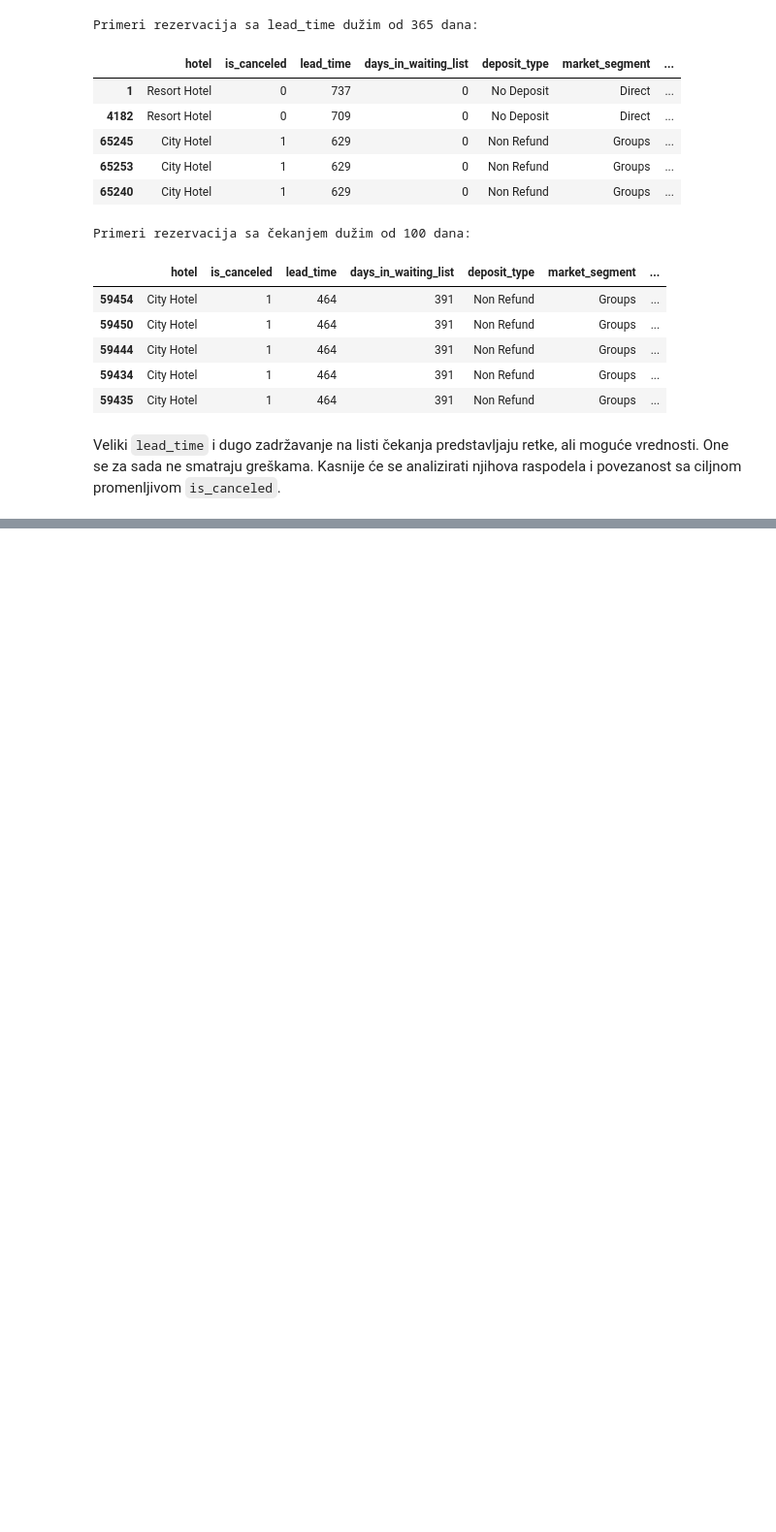
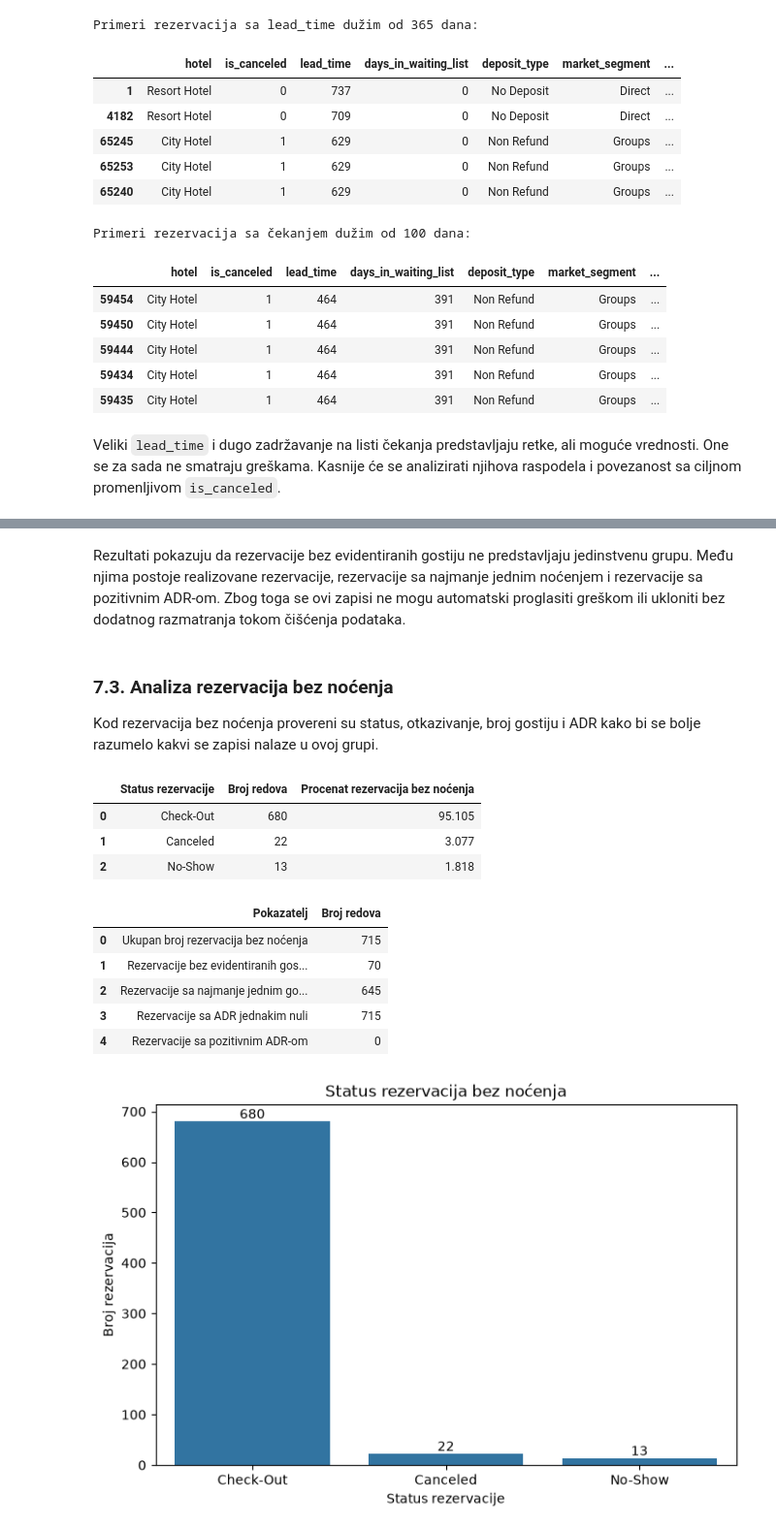
Before and after one commit to angelinalazarevic/Seminarski-UNP---Hotel-Booking, a Jupyter notebook: notebooks/hotel_booking_analysis.ipynb, the cells around one changed output, grey strips where cells are left out. Shown at 97% size. Drawn from its saved outputs; the diff is of its cells as text; code cells hidden in the pictures; blank space fills up the shorter version.

Commit message:
detaljnija analiza

```diff
--- a/notebooks/hotel_booking_analysis.ipynb
+++ b/notebooks/hotel_booking_analysis.ipynb
@@ -431,0 +548,67 @@ U ovom delu nijedan zapis nije uklonjen niti izmenjen. Sledeći korak biće cilj
+# %% [markdown]
+Rezultati pokazuju da rezervacije bez evidentiranih gostiju ne predstavljaju jedinstvenu grupu. Među njima postoje realizovane rezervacije, rezervacije sa najmanje jednim noćenjem i rezervacije sa pozitivnim ADR-om. Zbog toga se ovi zapisi ne mogu automatski proglasiti greškom ili ukloniti bez dodatnog razmatranja tokom čišćenja podataka.
+# %% [markdown]
+### 7.3. Analiza rezervacija bez noćenja
+
+Kod rezervacija bez noćenja provereni su status, otkazivanje, broj gostiju i ADR kako bi se bolje razumelo kakvi se zapisi nalaze u ovoj grupi.
+# %%
+zero_stay_rows = analysis_df[analysis_df["total_stay"] == 0]
+
+zero_stay_status_summary = (
+    zero_stay_rows["reservation_status"]
+    .value_counts(dropna=False)
+    .rename_axis("Status rezervacije")
+    .reset_index(name="Broj redova")
+)
+
+zero_stay_status_summary["Procenat rezervacija bez noćenja"] = (
+    zero_stay_status_summary["Broj redova"] / len(zero_stay_rows) * 100
+).round(3)
+
+zero_stay_overview = pd.DataFrame({
+    "Pokazatelj": [
+        "Ukupan broj rezervacija bez noćenja",
+        "Rezervacije bez evidentiranih gostiju",
+        "Rezervacije sa najmanje jednim gostom",
+        "Rezervacije sa ADR jednakim nuli",
+        "Rezervacije sa pozitivnim ADR-om"
+    ],
+    "Broj redova": [
+        len(zero_stay_rows),
+        (zero_stay_rows["total_guests"] == 0).sum(),
+        (zero_stay_rows["total_guests"] >= 1).sum(),
+        (zero_stay_rows["adr"] == 0).sum(),
+        (zero_stay_rows["adr"] > 0).sum()
+    ]
+})
+
+display(zero_stay_status_summary)
+display(zero_stay_overview)
+
+plt.figure(figsize=(8, 5))
+
+ax = sb.countplot(
+    data=zero_stay_rows,
+    x="reservation_status",
+    order=zero_stay_rows["reservation_status"].value_counts().index
+)
+
+for container in ax.containers:
+    ax.bar_label(container)
+
+plt.title("Status rezervacija bez noćenja")
+plt.xlabel("Status rezervacije")
+plt.ylabel("Broj rezervacija")
+plt.show()
+# %% [output]
+|  | Status rezervacije | Broj redova | Procenat rezervacija bez noćenja |
+| 0 | Check-Out | 680 | 95.105 |
+| 1 | Canceled | 22 | 3.077 |
+| 2 | No-Show | 13 | 1.818 |
+|  | Pokazatelj | Broj redova |
+| 0 | Ukupan broj rezervacija bez noćenja | 715 |
+| 1 | Rezervacije bez evidentiranih gos... | 70 |
+| 2 | Rezervacije sa najmanje jednim go... | 645 |
+| 3 | Rezervacije sa ADR jednakim nuli | 715 |
+| 4 | Rezervacije sa pozitivnim ADR-om | 0 |
+[figure, added]
```
Also changed, not shown: parts of 37 cells of this notebook.
